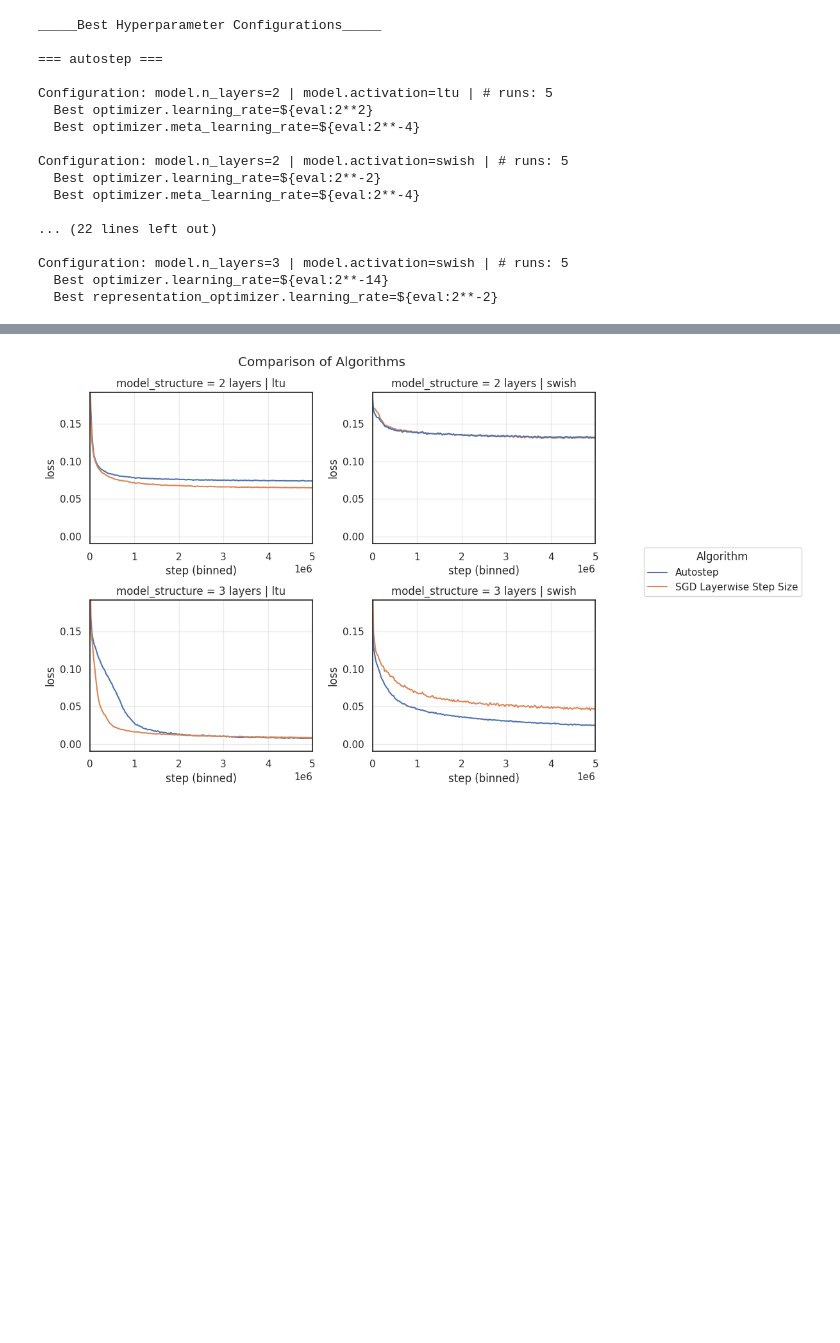
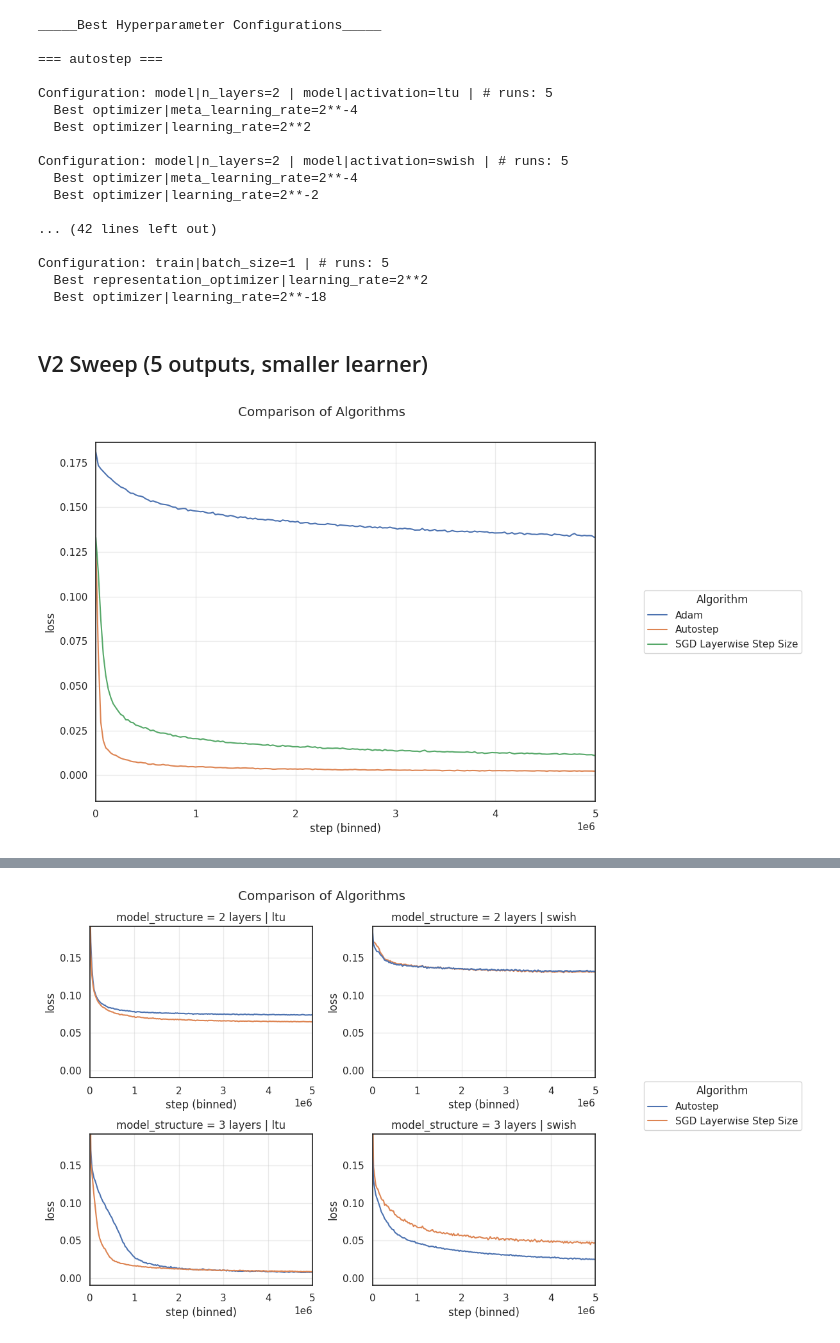
Before and after one commit to ejmejm/phd_research, a Jupyter notebook: phd/feature_search/analysis/problem_variations/stationary_binary_regression.ipynb, the cells around one changed output, grey strips where cells are left out. Cells and saved outputs as stored; diff of their text form; code cells hidden in the pictures; blank space fills up the shorter version.

Commit message:
Added new stationary binary regression plots

```diff
--- a/phd/feature_search/analysis/problem_variations/stationary_binary_regression.ipynb
+++ b/phd/feature_search/analysis/problem_variations/stationary_binary_regression.ipynb
@@ -35,26 +39,61 @@ for cfg in config_dfs.values():
 # %%
 print("_____Best Hyperparameter Configurations_____")
-best_config_dfs, best_run_dfs = get_best_ablation_values(
-    config_dfs, run_dfs,
-    sweep_split_vars = {
-        'autostep': ['model.n_layers', 'model.activation'],
-        'sgd_layerwise_step_size': ['model.n_layers', 'model.activation'],
-    })
+
+split_vars = defaultdict(list)
+split_vars['autostep'] = ['model|n_layers', 'model|activation']
+split_vars['sgd_layerwise_step_size'] = ['model|n_layers', 'model|activation']
+split_vars['adam_v2'] = ['train|batch_size']
+split_vars['autostep_v2'] = ['train|batch_size']
+split_vars['sgd_layerwise_step_size_v2'] = ['train|batch_size']
+
+best_config_dfs, best_run_dfs, best_hyperparam_vals = get_best_ablation_values(
+    config_dfs, run_dfs, sweep_split_vars=split_vars)
 # %% [output]
 _____Best Hyperparameter Configurations_____
 
 === autostep ===
 
-Configuration: model.n_layers=2 | model.activation=ltu | # runs: 5
-  Best optimizer.learning_rate=${eval:2**2}
-  Best optimizer.meta_learning_rate=${eval:2**-4}
+Configuration: model|n_layers=2 | model|activation=ltu | # runs: 5
+  Best optimizer|meta_learning_rate=2**-4
+  Best optimizer|learning_rate=2**2
 
-Configuration: model.n_layers=2 | model.activation=swish | # runs: 5
-  Best optimizer.learning_rate=${eval:2**-2}
-  Best optimizer.meta_learning_rate=${eval:2**-4}
+Configuration: model|n_layers=2 | model|activation=swish | # runs: 5
+  Best optimizer|meta_learning_rate=2**-4
+  Best optimizer|learning_rate=2**-2
 
-... (22 lines left out)
+... (42 lines left out)
 
-Configuration: model.n_layers=3 | model.activation=swish | # runs: 5
-  Best optimizer.learning_rate=${eval:2**-14}
-  Best representation_optimizer.learning_rate=${eval:2**-2}
+Configuration: train|batch_size=1 | # runs: 5
+  Best representation_optimizer|learning_rate=2**2
+  Best optimizer|learning_rate=2**-18
+# %% [markdown]
+## V2 Sweep (5 outputs, smaller learner)
+# %%
+combined_run_df = pd.concat(list(best_run_dfs.values()))
+combined_config_df = pd.concat(list(best_config_dfs.values()))
+
+algo_map = {
+    'adam_v2': 'Adam',
+    'autostep_v2': 'Autostep',
+    'sgd_layerwise_step_size_v2': 'SGD Layerwise Step Size',
+}
+
+# Only keep rows whose sweep_name is in algo_map
+combined_config_df = combined_config_df[combined_config_df['sweep_name'].isin(algo_map.keys())].copy()
+valid_run_ids = combined_config_df['run_id'].unique()
+combined_run_df = combined_run_df[combined_run_df['run_id'].isin(valid_run_ids)].copy()
+combined_config_df['algo'] = combined_config_df['sweep_name'].map(algo_map)
+
+plot_learning_curves(
+    run_df = combined_run_df,
+    config_df = combined_config_df,
+    n_bins = 200,
+    figsize = (9, 7),
+    hue_col = 'algo',
+    legend_title = 'Algorithm',
+)
+plt.subplots_adjust(top=0.9)
+plt.suptitle('Comparison of Algorithms')
+plt.show()
+# %% [output]
+[figure, added]
```
Also changed, not shown: parts of 5 cells of this notebook.
